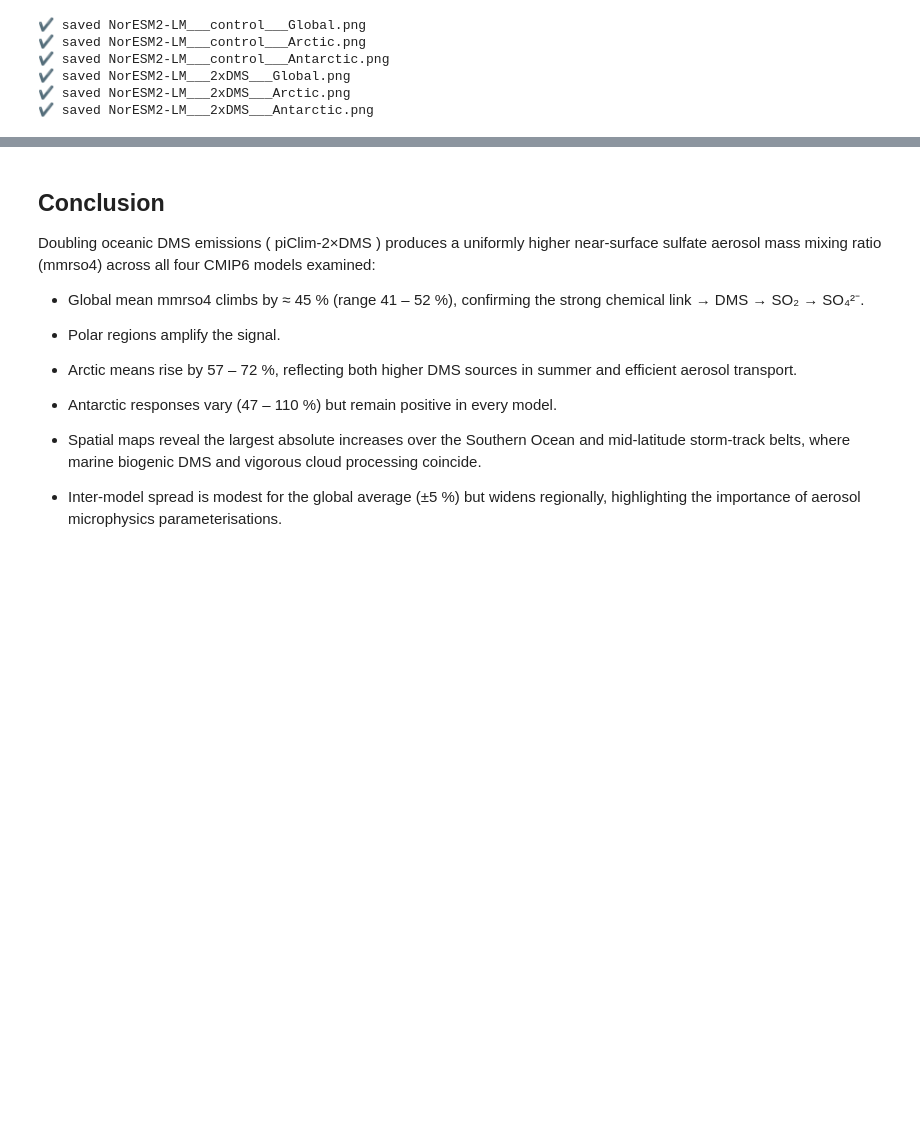
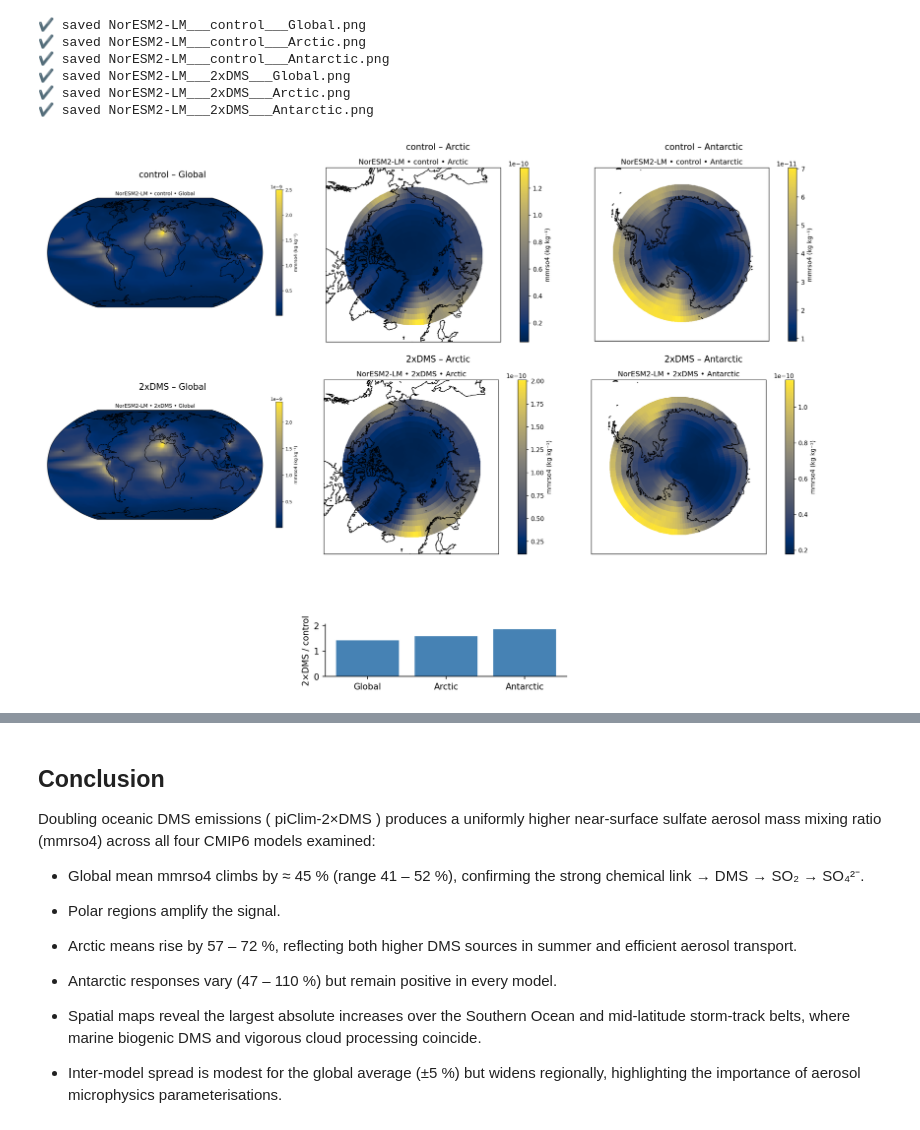
Before and after one commit to IGE-OpenReproLab2025/Shahab_M2_internship_2025_Project, a Jupyter notebook: notebooks/Main.ipynb, the cells around one changed output, grey strips where cells are left out. Drawn from its saved outputs; the diff is of its cells as text; code cells hidden in the pictures; blank space fills up the shorter version.

```diff
--- a/notebooks/Main.ipynb
+++ b/notebooks/Main.ipynb
@@ -144,3 +132,49 @@ plot_global_map(mmrso4_data, cmap="cividis", save_dir="plots_mmrso4")
 ✔ saved NorESM2-LM___2xDMS___Global.png
 ✔ saved NorESM2-LM___2xDMS___Arctic.png
 ✔ saved NorESM2-LM___2xDMS___Antarctic.png
+# %%
+# ------------------------------------------------------------------
+# Display the six exported PNGs + numeric ratio panel
+# ------------------------------------------------------------------
+import matplotlib.pyplot as plt
+import matplotlib.image as mpimg
+from pathlib import Path
+import numpy as np
+
+# Folder that  contains the PNGs
+img_dir = Path("/mnt/data-summer-user/Shahab_M2_internship_2025_Project/notebooks/plots_mmrso4")
+
+order = [("control", "Global"),
+         ("control", "Arctic"),
+         ("control", "Antarctic"),
+         ("2xDMS",   "Global"),
+         ("2xDMS",   "Arctic"),
+         ("2xDMS",   "Antarctic")]
+
+fig, axs = plt.subplots(2, 3, figsize=(13, 7), dpi=150)
+
+for ax, (scen, reg) in zip(axs.flat, order):
+    fname = f"NorESM2-LM___{scen}___{reg}.png"
+    img   = mpimg.imread(img_dir / fname)
+    ax.imshow(img)
+    ax.axis("off")
+    ax.set_title(f"{scen} – {reg}", fontsize=10)
+
+# -----  numeric ratio bar chart ---------------------------
+try:
+    ratios = {reg: mmrso4_results["NorESM2-LM"]["2xDMS"][reg] /
+                    mmrso4_results["NorESM2-LM"]["control"][reg]
+              for reg in ("Global", "Arctic", "Antarctic")}
+
+    ax_ratio = fig.add_axes([0.36, -0.25, 0.3, 0.12])
+    ax_ratio.bar(ratios.keys(), ratios.values(), color="steelblue")
+    ax_ratio.set_ylim(0, max(ratios.values())*1.1)
+    ax_ratio.set_ylabel("2×DMS / control")
+    ax_ratio.spines[['top', 'right']].set_visible(False)
+except Exception as e:
+    print("Ratio panel skipped:", e)
+
+plt.tight_layout()
+plt.show()
+# %% [output]
+[figure, added]
```
Also changed, not shown: parts of 6 cells of this notebook, 12 other files.
